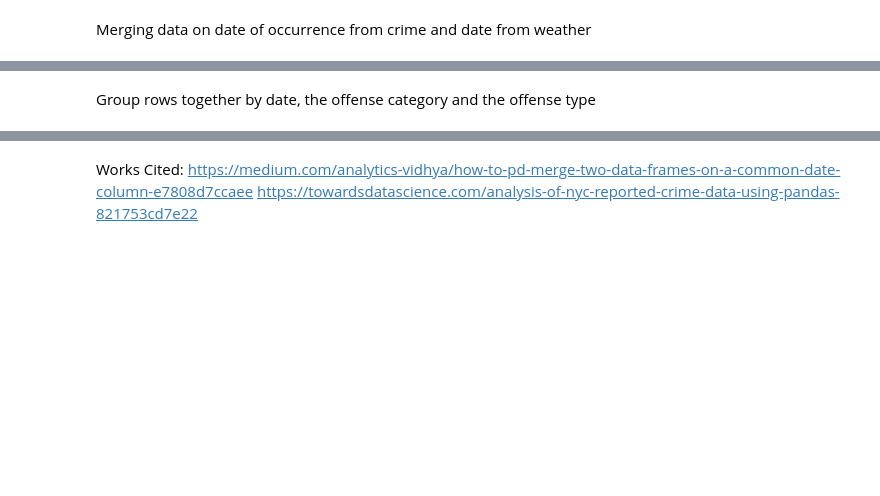
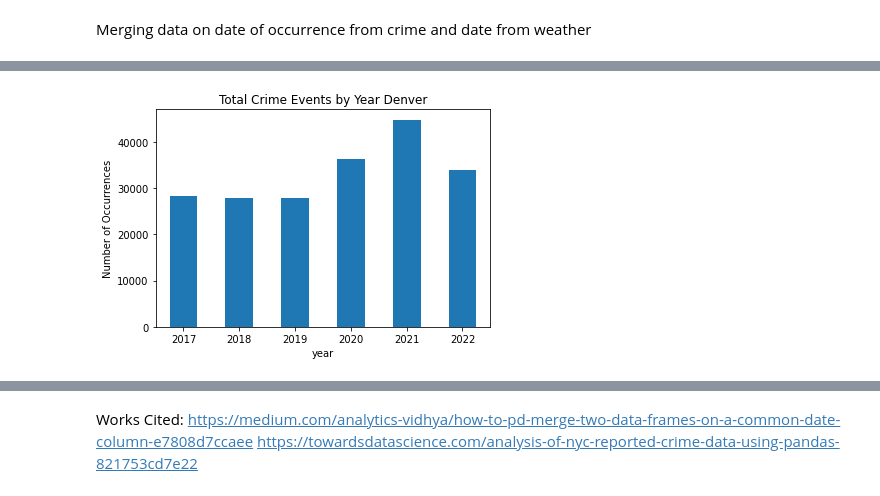
Before and after one commit to laurenawilk/CSCI4502, a Jupyter notebook: dataminingsemesterproject.ipynb, the cells around one changed output, grey strips where cells are left out. Cells and saved outputs as stored; diff of their text form; code cells hidden in the pictures; blank space fills up the shorter version.

```diff
--- a/dataminingsemesterproject.ipynb
+++ b/dataminingsemesterproject.ipynb
@@ -402,2 +259,0 @@ weatherDF.isna().sum()
-# %%
-crimeDF.rename(columns={'OCCURRENCE_DATE':'Date'},inplace =True)
@@ -413,3 +259,0 @@ weatherDF.info()
-# %%
-crimeDF['Date']= pd.to_datetime(crimeDF['Date'])
-weatherDF['Date']= pd.to_datetime(weatherDF['Date'])
@@ -443,2 +259,0 @@ crimeDF.head()
-# %% [markdown]
-Group rows together by date, the offense category and the offense type
@@ -446,0 +260,7 @@ crimedf.describe()
+# %%
+ax = crimeDF.groupby("year").size().plot(kind = "bar", title= "Total Crime Events by Year Denver")
+ax.set_ylabel("Number of Occurrences")
+plt.xticks(rotation=0)
+plt.show()
+# %% [output]
+[figure, added]
```
Also changed, not shown: parts of 57 cells of this notebook, 2 other files.
